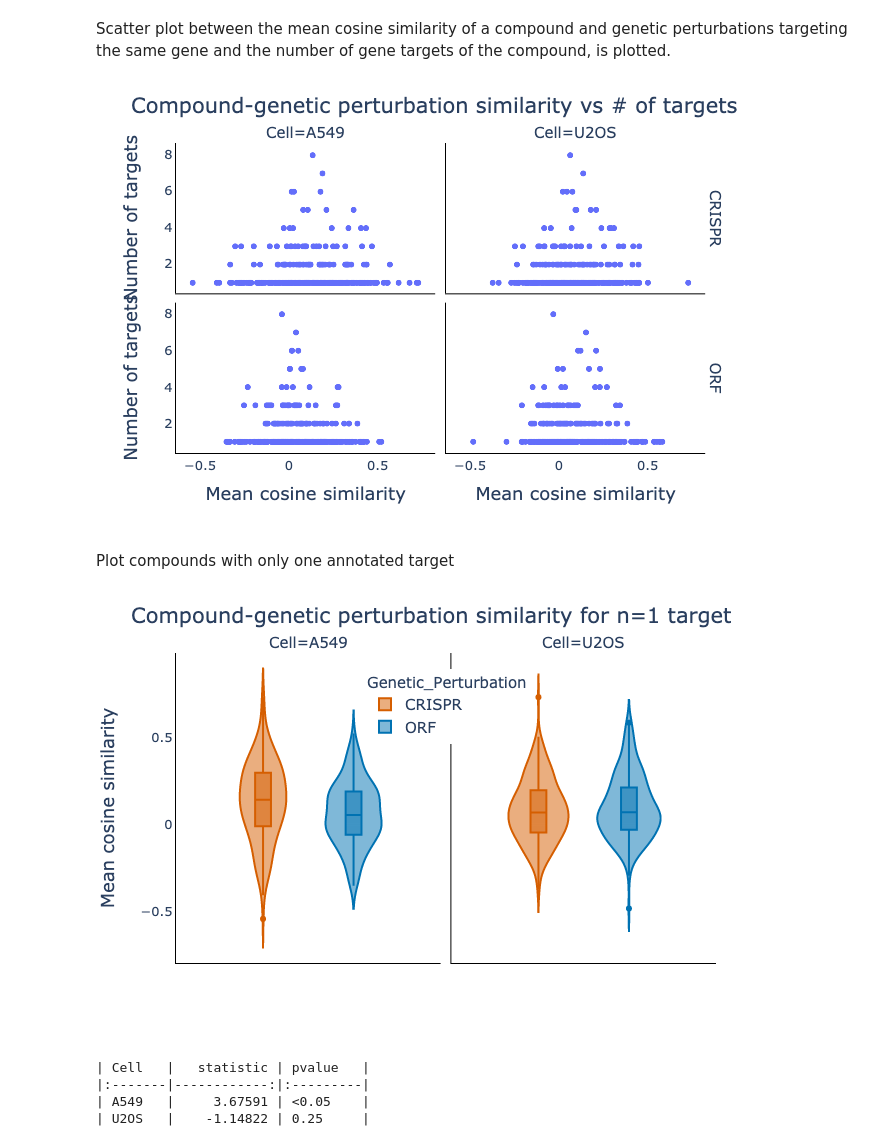
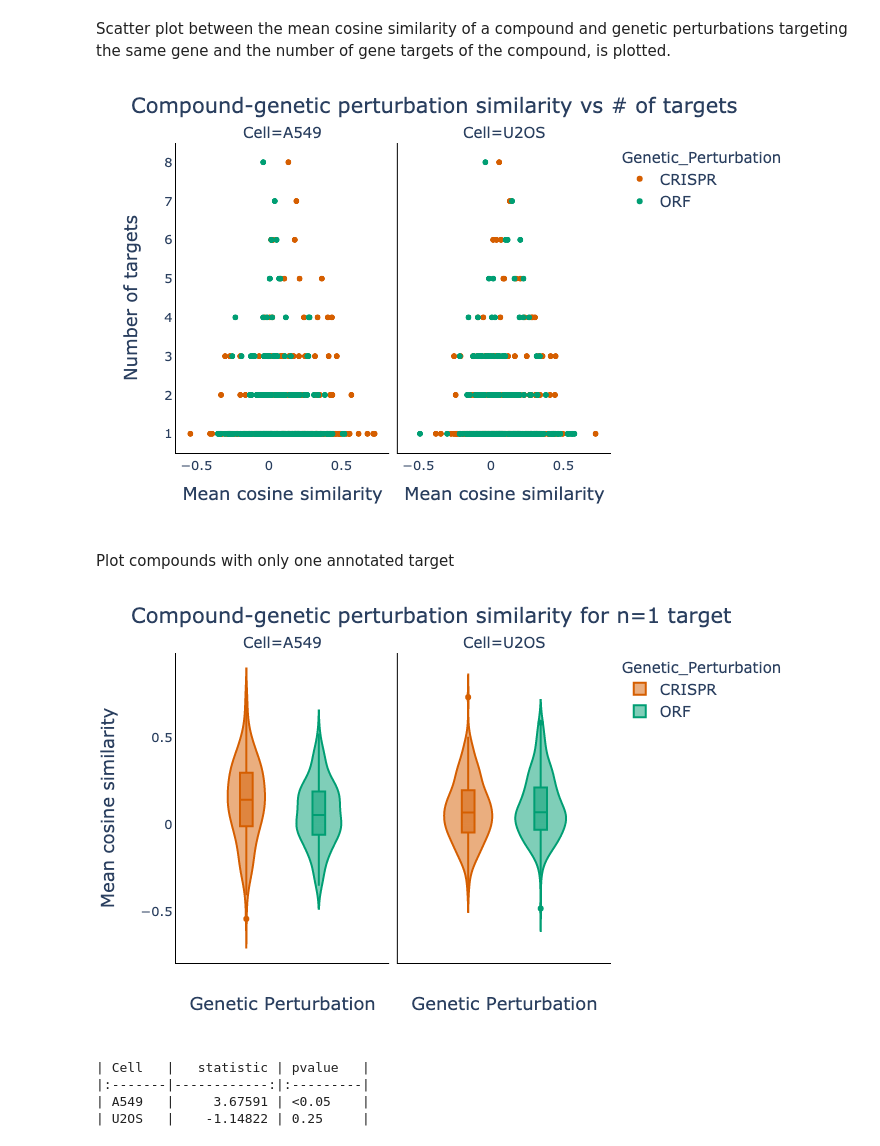
Before and after one commit to jump-cellpainting/2024_Chandrasekaran_NatureMethods, a Jupyter notebook: benchmark/5.visualize-similarities.ipynb, the cells around one changed output. Drawn from its saved outputs; the diff is of its cells as text; code cells hidden in the pictures.

```diff
--- a/benchmark/5.visualize-similarities.ipynb
+++ b/benchmark/5.visualize-similarities.ipynb
@@ -164,3 +164,7 @@ cols = ['Cell','Genetic_Perturbation','Modality_1_timepoint','Modality_2_timepoi
 )[cols + ['Metadata_broad_sample', 'Metadata_matching_target']].to_csv('output/compound_genetic_perturbation_cosine_similarity.csv', index=False)
 # %% [markdown]
 Box plots are plotted for CRISPR and ORF cosine similarities to compound in the two cell types, separately. The different time points are collapsed.
+# %%
+matching_df.rename(columns={'same_target': 'Gene_Target'}, inplace=True)
+matching_df.replace(True, 'Same', inplace=True)
+matching_df.replace(False, 'Different', inplace=True)
@@ -167,29 +182,21 @@ Box plots are plotted for CRISPR and ORF cosine similarities to compound in the
 # %%
 fig = px.violin(
-    matching_df,
-    y = 'cosine_sim',
-    facet_row = 'same_target',
+    matching_df_z_score,
+    y = 'cosine_sim_zscore',
     color = 'Genetic_Perturbation',
     facet_col = 'Cell',
-    color_discrete_map=color_discrete_map,
-    facet_row_spacing=0.1,
+    color_discrete_map=color_discrete_map_gp,
     box=True
     )
 fig.update_layout(title='Compound-genetic perturbation similarity',
-    xaxis1=dict(linecolor = "#000000"),
-    xaxis2=dict(linecolor = "#000000"),
-    xaxis3=dict(linecolor = "#000000"),
-    xaxis4=dict(linecolor = "#000000"),
-    yaxis1=dict(title='Cosine Similarity', linecolor = "#000000", tickfont=dict(size=13)),
+    xaxis1=dict(title='', linecolor = "#000000"),
+    xaxis2=dict(title='', linecolor = "#000000"),
+    yaxis1=dict(title='Z-scored Cosine Similarity', linecolor = "#000000", tickfont=dict(size=13)),
     yaxis2=dict(linecolor = "#000000"),
-    yaxis3=dict(title='Cosine Similarity', linecolor = "#000000", tickfont=dict(size=13)),
-    yaxis4=dict(linecolor = "#000000"),
     font=dict(size=15),
     paper_bgcolor='rgba(0,0,0,0)',
     plot_bgcolor='rgba(0,0,0,0)',
-    legend=dict(x=0.34, y=0.5, bgcolor="white")
 )
-fig.for_each_annotation(lambda a: a.update(text=a.text.replace("Genetic_Perturbation=", "")))
 fig.show("png")
 fig.write_image('figures/5.cosine_similarities.png', width=640, height=480, scale=2)
 # %% [output]
@@ -245,7 +226,7 @@ print(matching_statistic_df[['Cell', 'Distributions compared', 'statistic', 'pva
 # %% [markdown]
 Scatter plot between the mean cosine similarity of a compound and genetic perturbations targeting the same gene and the number of gene targets of the compound, is plotted.
 # %%
-matching_df = matching_df.query('same_target==True').groupby(['Cell','Modality1','Genetic_Perturbation','Metadata_broad_sample']).agg(
+matching_df = matching_df.query('Gene_Target=="Same"').groupby(['Cell','Modality1','Genetic_Perturbation','Metadata_broad_sample']).agg(
     {'cosine_sim' : lambda x: x.mean(),
     'n_targets': lambda y: y.sum()/4}).reset_index()
 # %%
@@ -254,7 +235,9 @@ fig = px.scatter(
     x='cosine_sim',
     y='n_targets',
     facet_col = 'Cell',
-    facet_row = 'Genetic_Perturbation'
+    # facet_row = 'Genetic_Perturbation',
+    color='Genetic_Perturbation',
+    color_discrete_map=color_discrete_map_gp,
 )
 fig.update_layout(title='Compound-genetic perturbation similarity vs # of targets',
     xaxis1=dict(title='Mean cosine similarity', linecolor = "#000000", tickfont=dict(size=13)),
@@ -273,35 +256,35 @@ fig.for_each_annotation(lambda a: a.update(text=a.text.replace("Genetic_Perturba
 fig.show("png")
 fig.write_image('figures/5.cosine_similarities_ntargets.png', width=640, height=480, scale=2)
 # %% [output]
-[figure, old version]
+[figure, new version]
 # %% [markdown]
 Plot compounds with only one annotated target
 # %%
 matching_df_n_1 = matching_df.query('n_targets==1')
 
 fig = px.violin(
     matching_df_n_1,
+    # x ='Genetic_Perturbation',
     y = 'cosine_sim',
-    color = 'Genetic_Perturbation',
+    color='Genetic_Perturbation',
+    color_discrete_map=color_discrete_map_gp,
     facet_col = 'Cell',
-    color_discrete_map=color_discrete_map,
     box=True
 )
 fig.update_layout(title='Compound-genetic perturbation similarity for n=1 target',
-    xaxis1=dict(linecolor = "#000000", tickfont=dict(size=13)),
-    xaxis2=dict(linecolor = "#000000", tickfont=dict(size=13)),
+    xaxis1=dict(title='Genetic Perturbation', linecolor="#000000", tickfont=dict(size=13)),
+    xaxis2=dict(title='Genetic Perturbation', linecolor="#000000", tickfont=dict(size=13)),
     yaxis1=dict(title='Mean cosine similarity', linecolor = "#000000", tickfont=dict(size=13)),
     yaxis2=dict(linecolor = "#000000"),
     font=dict(size=15),
     paper_bgcolor='rgba(0,0,0,0)',
     plot_bgcolor='rgba(0,0,0,0)',
-    legend=dict(x=0.35, y=0.95, bgcolor="white")
 )
 fig.for_each_annotation(lambda a: a.update(text=a.text.replace("Genetic_Perturbation=", "")))
 fig.show("png")
 fig.write_image('figures/5.cosine_similarities_n1.png', width=640, height=480, scale=2)
 # %% [output]
-[figure, old version]
+[figure, new version]
 # %%
 for cell_type in matching_df_n_1.Cell.unique():
     crispr_df = matching_df_n_1.query('Cell==@cell_type').query('Genetic_Perturbation=="CRISPR"')
```
Also changed, not shown: parts of 9 cells of this notebook, 4 other files.
